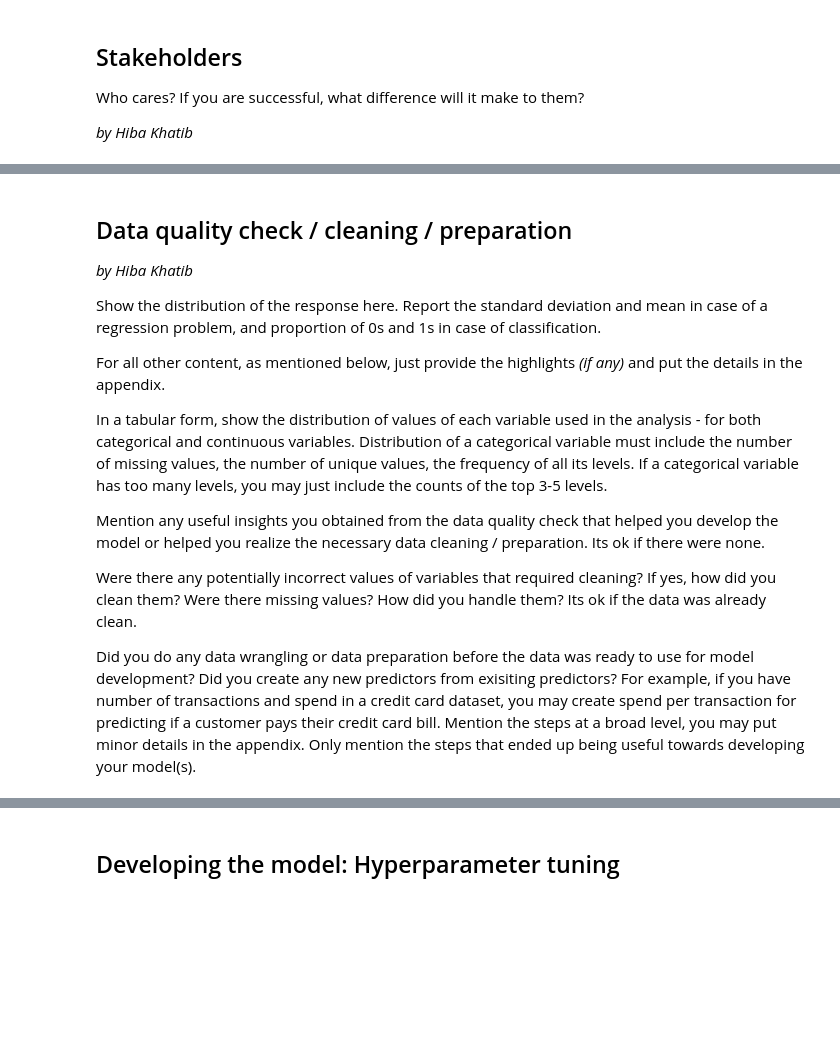
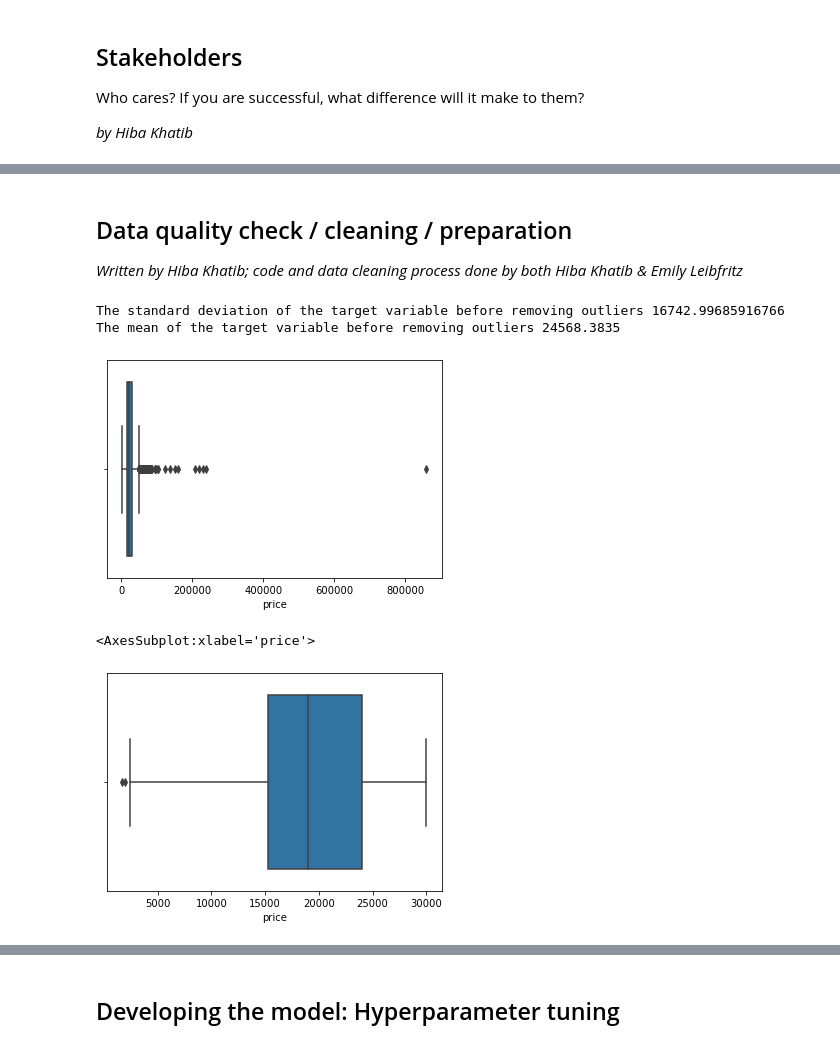
Before and after one commit to hibakhatib/Stat303-3-Final-Project, a Jupyter notebook: Final Project Report - Used Cars Regression.ipynb, the cells around one changed output, grey strips where cells are left out. Drawn from its saved outputs; the diff is of its cells as text; code cells hidden in the pictures; blank space fills up the shorter version.

Commit message:
lots of report - hiba

```diff
--- a/Final Project Report - Used Cars Regression.ipynb
+++ b/Final Project Report - Used Cars Regression.ipynb
@@ -33,2 +26,11 @@ However, feel free to write code that prints output and then hide the code using
+# %%
+#| echo: false
+# minimum libraries needed for some EDA/data prep code
+import pandas as pd
+import numpy as np
+import matplotlib.pyplot as plt
+import seaborn as sb
+data = pd.read_csv('us_used_cars_final.csv')
+y = data.price
 # %% [markdown]
 ## Background / Motivation
@@ -77,15 +73,19 @@ Overall, understanding the used cars market and having a machine learning tool t
 # %% [markdown]
 ## Data quality check / cleaning / preparation
-*by Hiba Khatib*
-
-Show the distribution of the response here. Report the standard deviation and mean in case of a regression problem, and proportion of 0s and 1s in case of classification.
-
-For all other content, as mentioned below, just provide the highlights *(if any)* and put the details in the appendix.
-
-In a tabular form, show the distribution of values of each variable used in the analysis - for both categorical and continuous variables. Distribution of a categorical variable must include the number of missing values, the number of unique values, the frequency of all its levels. If a categorical variable has too many levels, you may just include the counts of the top 3-5 levels.
-
-Mention any useful insights you obtained from the data quality check that helped you develop the model or helped you realize the necessary data cleaning / preparation. Its ok if there were none.
-
-Were there any potentially incorrect values of variables that required cleaning? If yes, how did you clean them? Were there missing values? How did you handle them? Its ok if the data was already clean.
-
-Did you do any data wrangling or data preparation before the data was ready to use for model development? Did you create any new predictors from exisiting predictors? For example, if you have number of transactions and spend in a credit card dataset, you may create spend per transaction for predicting if a customer pays their credit card bill. Mention the steps at a broad level, you may put minor details in the appendix. Only mention the steps that ended up being useful towards developing your model(s).
+*Written by Hiba Khatib; code and data cleaning process done by both Hiba Khatib & Emily Leibfritz*
+# %%
+#| echo: false
+sb.boxplot(y)
+print("The standard deviation of the target variable before removing outliers", np.std(y))
+print("The mean of the target variable before removing outliers", np.mean(y))
+# %% [output]
+The standard deviation of the target variable before removing outliers 16742.99685916766
+The mean of the target variable before removing outliers 24568.3835
+[figure, added]
+# %%
+#| echo: false
+new_y = y[y <= 30000]
+sb.boxplot(new_y)
+# %% [output]
+<AxesSubplot:xlabel='price'>
+[figure, added]
```
Also changed, not shown: parts of 39 cells of this notebook.
